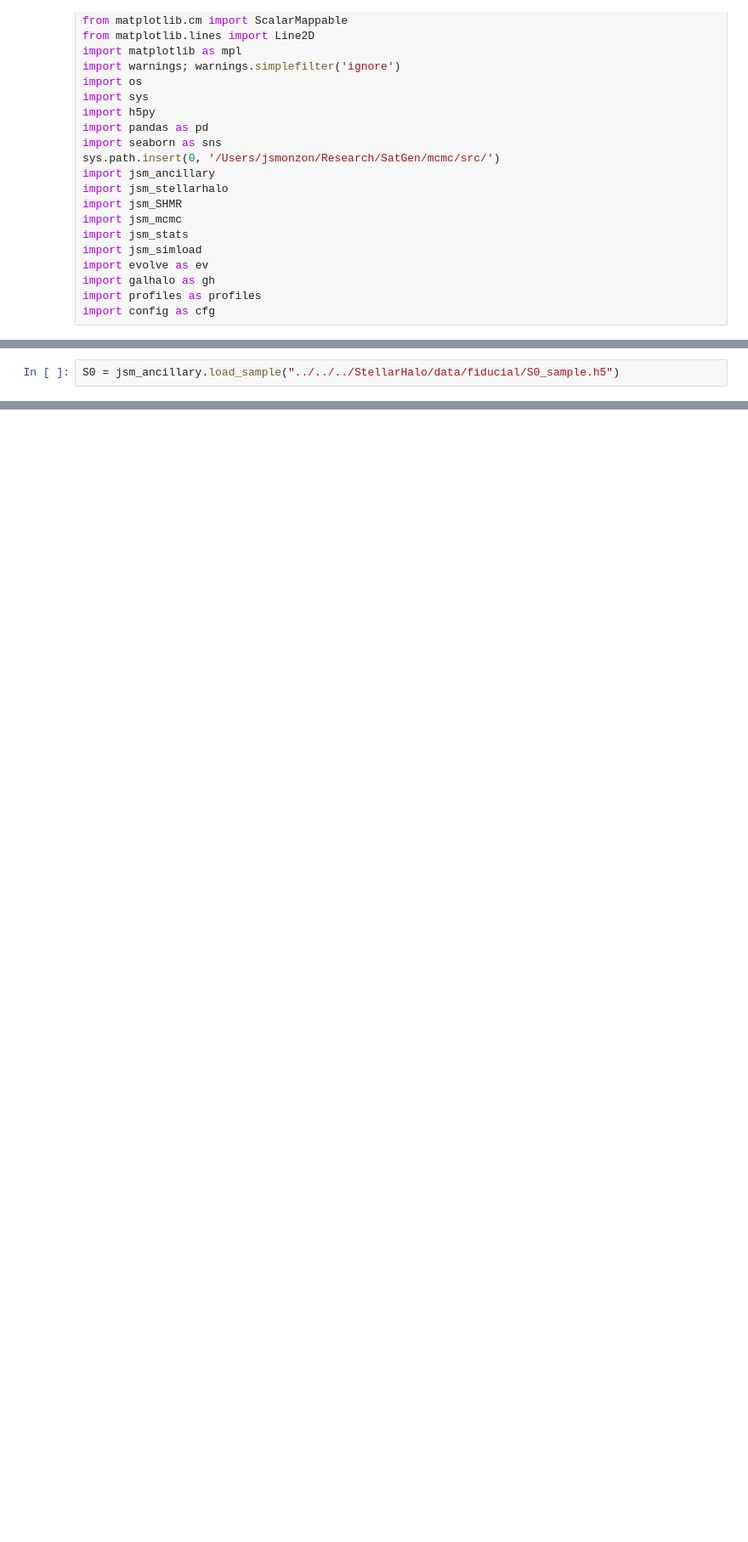
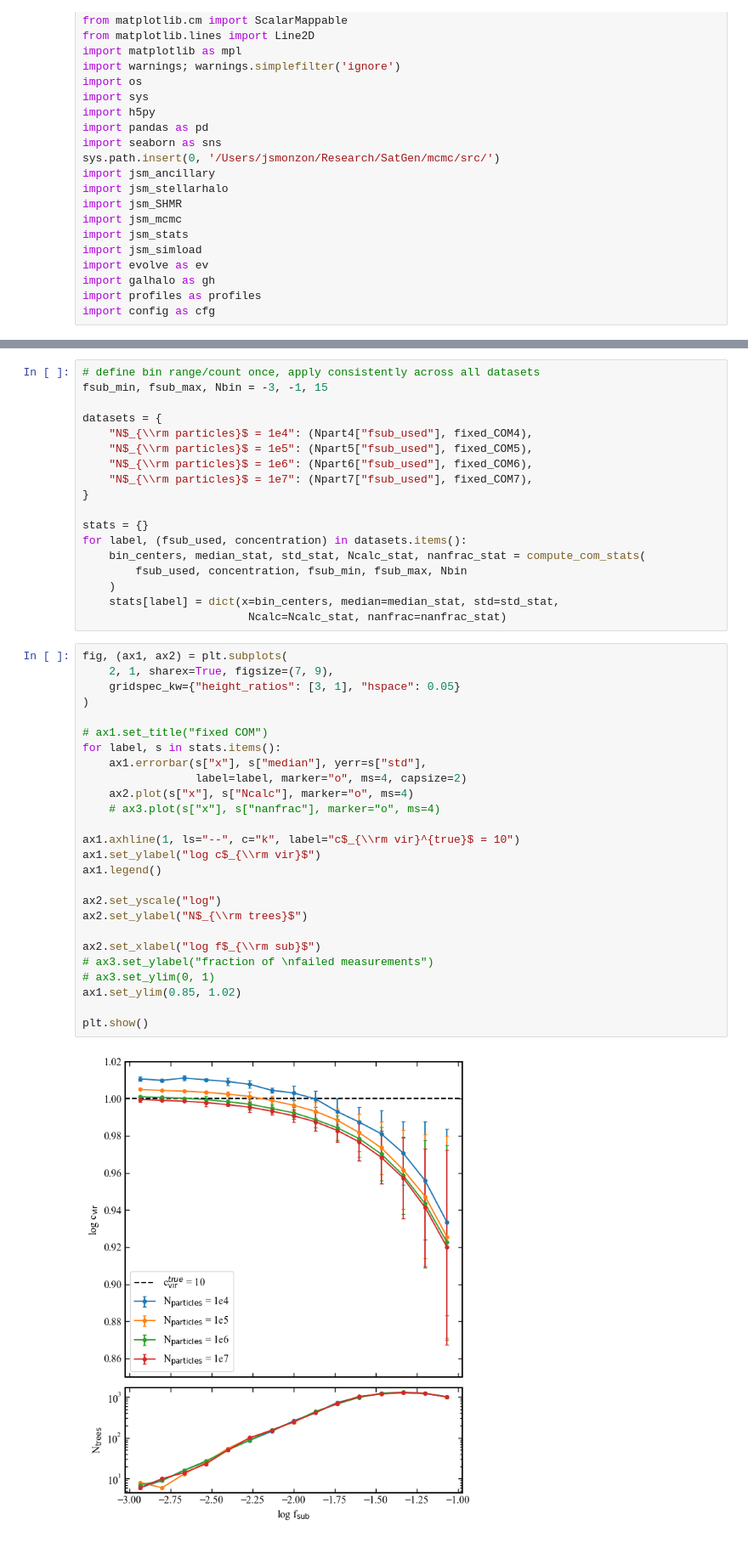
Before and after one commit to jsmonzon/MassSpec, a Jupyter notebook: notebooks/paper3/concen_treetest.ipynb, the cells around one changed output, grey strips where cells are left out. Shown at 85% size. Cells and saved outputs as stored; diff of their text form; blank space fills up the shorter version.

```diff
--- a/notebooks/paper3/concen_treetest.ipynb
+++ b/notebooks/paper3/concen_treetest.ipynb
@@ -63,2 +30,0 @@ test["Nsub_tot"]
-# %%
-S0 = jsm_ancillary.load_sample("../../../StellarHalo/data/fiducial/S0_sample.h5")
@@ -64,0 +114,46 @@ S0 = jsm_ancillary.load_sample("../../../StellarHalo/data/fiducial/S0_sample.h5"
+# %%
+# define bin range/count once, apply consistently across all datasets
+fsub_min, fsub_max, Nbin = -3, -1, 15
+
+datasets = {
+    "N$_{\\rm particles}$ = 1e4": (Npart4["fsub_used"], fixed_COM4),
+    "N$_{\\rm particles}$ = 1e5": (Npart5["fsub_used"], fixed_COM5),
+    "N$_{\\rm particles}$ = 1e6": (Npart6["fsub_used"], fixed_COM6),
+    "N$_{\\rm particles}$ = 1e7": (Npart7["fsub_used"], fixed_COM7),
+}
+
+stats = {}
+for label, (fsub_used, concentration) in datasets.items():
+    bin_centers, median_stat, std_stat, Ncalc_stat, nanfrac_stat = compute_com_stats(
+        fsub_used, concentration, fsub_min, fsub_max, Nbin
+    )
+    stats[label] = dict(x=bin_centers, median=median_stat, std=std_stat,
+                         Ncalc=Ncalc_stat, nanfrac=nanfrac_stat)
+# %%
+fig, (ax1, ax2) = plt.subplots(
+    2, 1, sharex=True, figsize=(7, 9),
+    gridspec_kw={"height_ratios": [3, 1], "hspace": 0.05}
+)
+
+# ax1.set_title("fixed COM")
+for label, s in stats.items():
+    ax1.errorbar(s["x"], s["median"], yerr=s["std"],
+                 label=label, marker="o", ms=4, capsize=2)
+    ax2.plot(s["x"], s["Ncalc"], marker="o", ms=4)
+    # ax3.plot(s["x"], s["nanfrac"], marker="o", ms=4)
+
+ax1.axhline(1, ls="--", c="k", label="c$_{\\rm vir}^{true}$ = 10")
+ax1.set_ylabel("log c$_{\\rm vir}$")
+ax1.legend()
+
+ax2.set_yscale("log")
+ax2.set_ylabel("N$_{\\rm trees}$")
+
+ax2.set_xlabel("log f$_{\\rm sub}$")
+# ax3.set_ylabel("fraction of \nfailed measurements")
+# ax3.set_ylim(0, 1)
+ax1.set_ylim(0.85, 1.02)
+
+plt.show()
+# %% [output]
+[figure, added]
```
Also changed, not shown: parts of 26 cells of this notebook, 10 other files.
